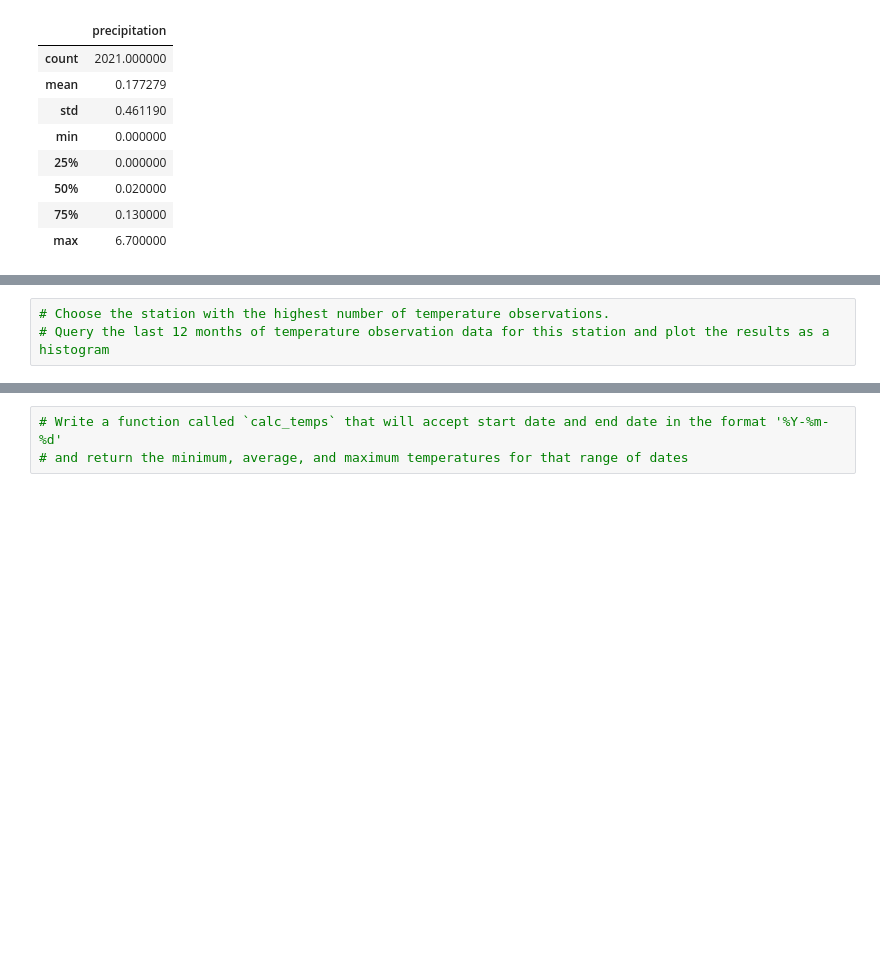
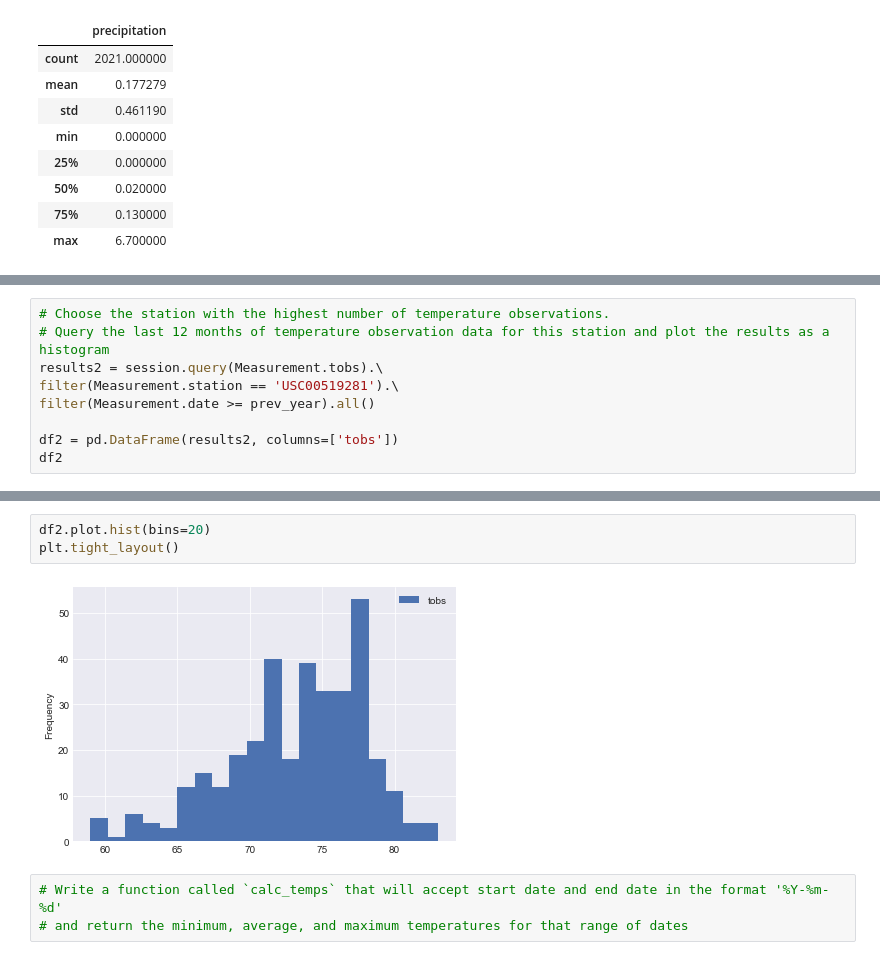
Before and after one commit to Olibabba/surfs_up, a Jupyter notebook: climate_analysis.ipynb, the cells around one changed output, grey strips where cells are left out. Saved outputs shown, nothing was run; the diff lists cells and outputs as text; blank space fills up the shorter version.

```diff
--- a/climate_analysis.ipynb
+++ b/climate_analysis.ipynb
@@ -86,3 +112,9 @@ df.describe()
 # %%
 # Choose the station with the highest number of temperature observations.
 # Query the last 12 months of temperature observation data for this station and plot the results as a histogram
+results2 = session.query(Measurement.tobs).\
+filter(Measurement.station == 'USC00519281').\
+filter(Measurement.date >= prev_year).all()
+
+df2 = pd.DataFrame(results2, columns=['tobs'])
+df2
@@ -89,3 +135,8 @@ df.describe()
+# %%
+df2.plot.hist(bins=20)
+plt.tight_layout()
+# %% [output]
+[figure, added]
 # %%
 # Write a function called `calc_temps` that will accept start date and end date in the format '%Y-%m-%d'
 # and return the minimum, average, and maximum temperatures for that range of dates
```
Also changed, not shown: parts of 7 cells of this notebook.
